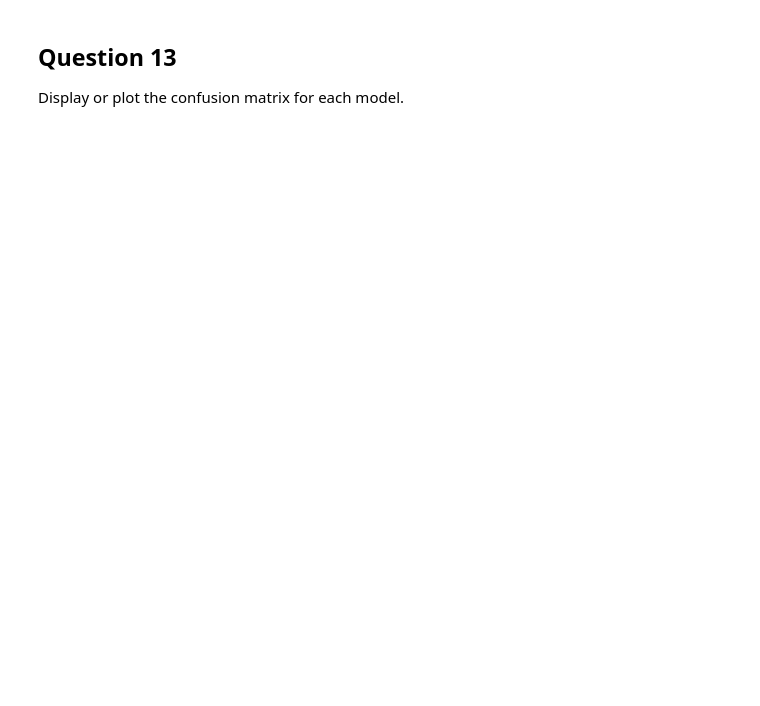
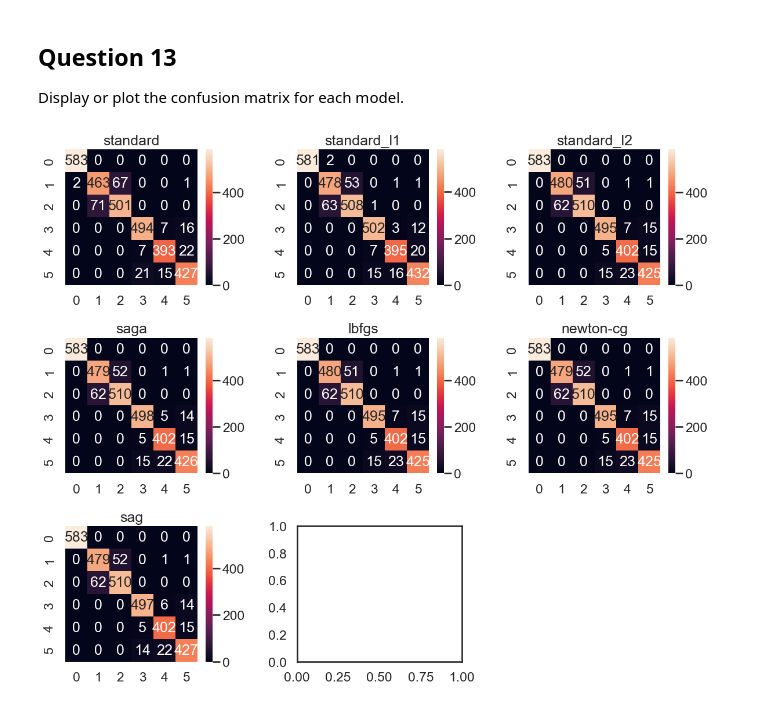
Before and after one commit to arthur-sabioni/logistic-regression-v2, a Jupyter notebook: Regressao_Logistica_V2_ava.ipynb, the cells around one changed output. Cells and saved outputs as stored; diff of their text form; code cells hidden in the pictures; blank space fills up the shorter version.

```diff
--- a/Regressao_Logistica_V2_ava.ipynb
+++ b/Regressao_Logistica_V2_ava.ipynb
@@ -455,6 +455,6 @@ Análise:
 # %%
 # Try standard, L1 and L2 Logistic regression
 
-lr = LogisticRegression(max_iter=100).fit(X_train_new, y_train)
-lr_l1 = LogisticRegressionCV(max_iter=100, Cs=10, cv=4, penalty='l1', solver='saga').fit(X_train_new, y_train)
-lr_l2 = LogisticRegressionCV(max_iter=100, Cs=10, cv=4, penalty='l2', solver='lbfgs').fit(X_train_new, y_train)
+standard = LogisticRegression(max_iter=100).fit(X_train_new, y_train)
+l1 = LogisticRegressionCV(Cs=10, cv=4, penalty='l1', solver='liblinear', max_iter=10000).fit(X_train_new, y_train)
+l2 = LogisticRegressionCV(Cs=10, cv=4, penalty='l2', max_iter=10000).fit(X_train_new, y_train)
@@ -463,3 +469,10 @@ lr_l2 = LogisticRegressionCV(max_iter=100, Cs=10, cv=4, penalty='l2', solver='lb
+# %%
+#Try with different solvers like ‘newton-cg’, ‘lbfgs’, ‘sag’, ‘saga’ and give your observations
+
+saga = LogisticRegressionCV(Cs=10, cv=4, solver='saga', max_iter=10000).fit(X_train_new, y_train)
+lb = LogisticRegressionCV(Cs=10, cv=4, solver='lbfgs', max_iter=10000).fit(X_train_new, y_train)
+nc = LogisticRegressionCV(Cs=10, cv=4, solver='newton-cg', max_iter=10000).fit(X_train_new, y_train)
+sag = LogisticRegressionCV(Cs=10, cv=4, solver='sag', max_iter=10000).fit(X_train_new, y_train)
 # %% [markdown]
 ## Question 10
 
@@ -509,17 +538,13 @@ plt.tight_layout()
 * Predict and store the class for each model.
 * Also store the probability for the predicted class for each model.
 # %%
-# Predict the class and the probability for each
 # Predict the class and the probability for each
 y_pred_new = list()
 y_prob_new = list()
 
-coeff_labels = ['lr', 'l1', 'l2']
-coeff_models = [lr, lr_l1, lr_l2]
-
-for lab,mod in zip(coeff_labels, coeff_models):
-    y_pred_new.append(pd.Series(mod.predict(X_test_new), name=lab))
-    y_prob_new.append(pd.Series(mod.predict_proba(X_test_new).max(axis=1), name=lab))
+for label in labels_to_models.keys():
+    y_pred_new.append(pd.Series(labels_to_models[label].predict(X_test_new), name=label))
+    y_prob_new.append(pd.Series(labels_to_models[label].predict_proba(X_test_new).max(axis=1), name=label))
 
 y_pred_new = pd.concat(y_pred_new, axis=1)
 y_prob_new = pd.concat(y_prob_new, axis=1)
@@ -546,26 +578,26 @@ from sklearn.preprocessing import label_binarize
 metrics_new = list()
 cm_new = dict()
 
-for lab in coeff_labels:
+for label in labels_to_models.keys():
 
     # Preciision, recall, f-score from the multi-class support function
-    precision, recall, fscore, _ = score(y_test, y_pred_new[lab], average='weighted')
+    precision, recall, fscore, _ = score(y_test, y_pred_new[label], average='weighted')
 
     # The usual way to calculate accuracy
-    accuracy = accuracy_score(y_test, y_pred_new[lab])
+    accuracy = accuracy_score(y_test, y_pred_new[label])
 
     # ROC-AUC scores can be calculated by binarizing the data
     auc = roc_auc_score(label_binarize(y_test, classes=[0,1,2,3,4,5]),
-              label_binarize(y_pred_new[lab], classes=[0,1,2,3,4,5]),
+              label_binarize(y_pred_new[label], classes=[0,1,2,3,4,5]),
               average='weighted')
 
     # Last, the confusion matrix
-    cm_new[lab] = confusion_matrix(y_test, y_pred_new[lab])
+    cm_new[label] = confusion_matrix(y_test, y_pred_new[label])
 
     metrics_new.append(pd.Series({'precision':precision, 'recall':recall,
                               'fscore':fscore, 'accuracy':accuracy,
                               'auc':auc},
-                             name=lab))
+                             name=label))
 
 metrics_new = pd.concat(metrics_new, axis=1)
 # %%
@@ -577,17 +616,19 @@ metrics_new
 Display or plot the confusion matrix for each model.
 # %%
 #plot the confusion matrix
-fig, axList = plt.subplots(nrows=2, ncols=2)
+fig, axList = plt.subplots(nrows=3, ncols=3)
 axList = axList.flatten()
 fig.set_size_inches(12, 10)
 
 axList[-1].axis('off')
 
-for ax,lab in zip(axList[:-1], coeff_labels):
-    sns.heatmap(cm_new[lab], ax=ax, annot=True, fmt='d');
-    ax.set(title=lab);
+for ax,lab in zip(axList, labels_to_models.keys()):
+    sns.heatmap(cm_new[lab], ax=ax, annot=True, fmt='d')
+    ax.set(title=lab)
 
 plt.tight_layout()
+# %% [output]
+[figure, added]
 # %%
 # Perform a comparison of the outputs between Question 7 and 12 and give your observation
 metrics
```
Also changed, not shown: parts of 25 cells of this notebook.
